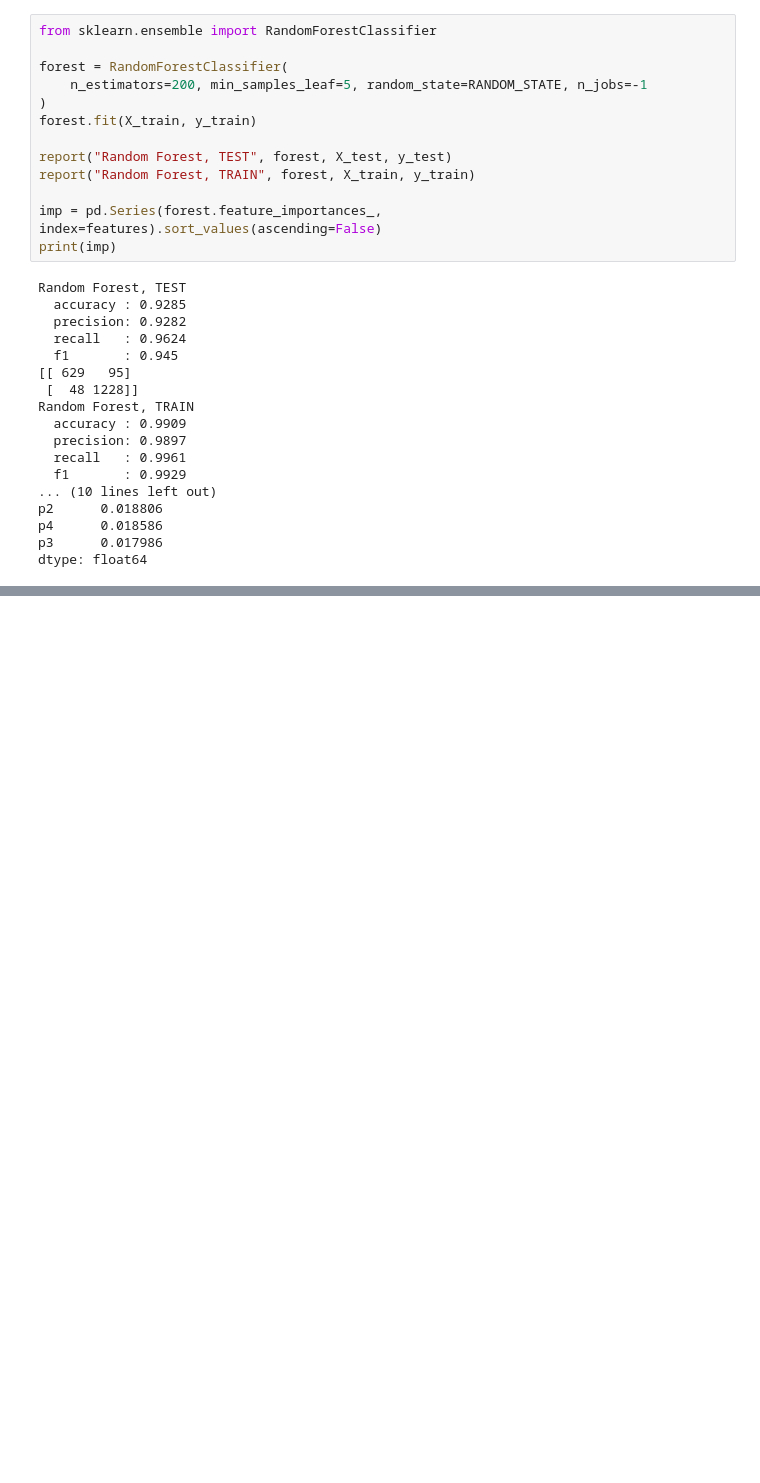
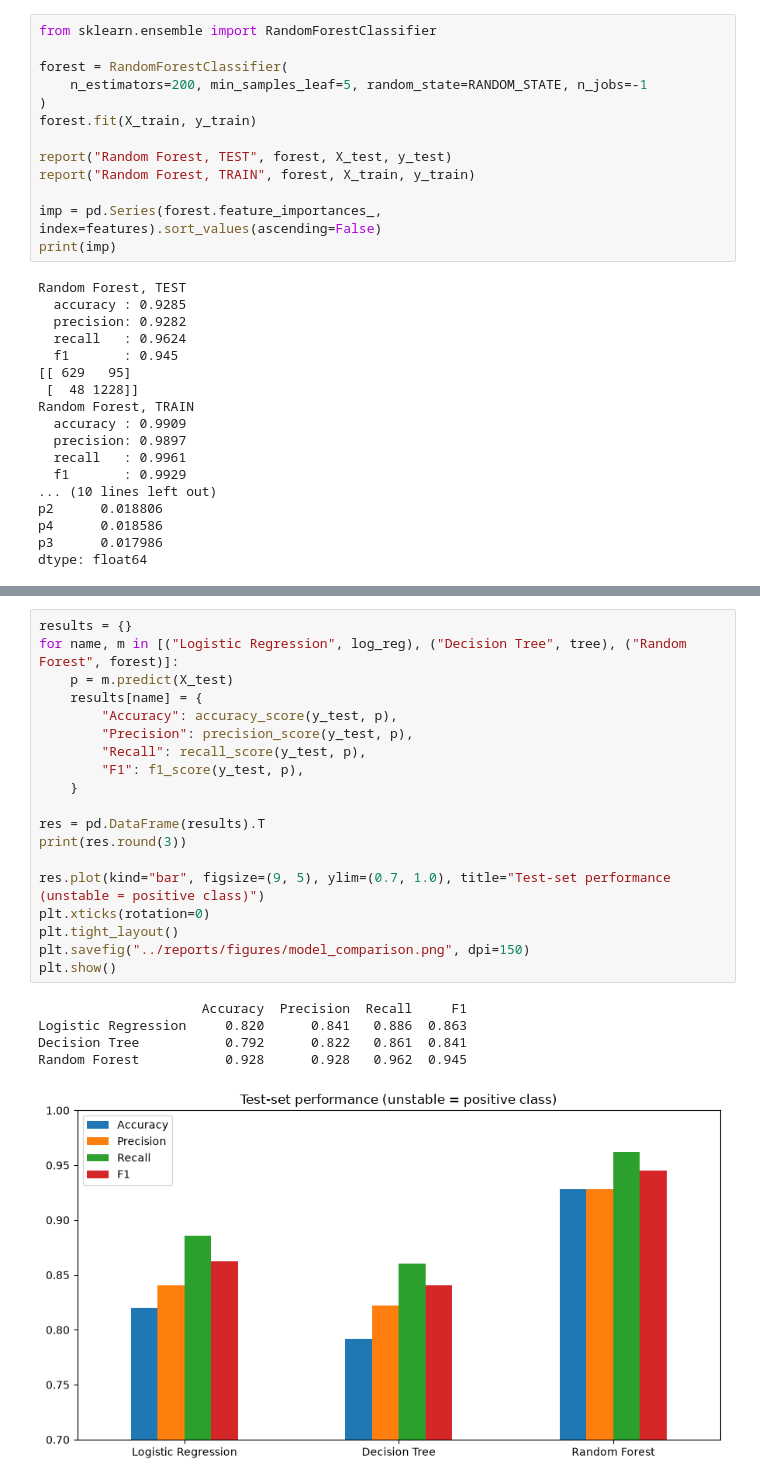
Before and after one commit to sadidarham/GridGuard, a Jupyter notebook: notebooks/01_data_exploration.ipynb, the cells around one changed output, grey strips where cells are left out. Cells and saved outputs as stored; diff of their text form; blank space fills up the shorter version.

```diff
--- a/notebooks/01_data_exploration.ipynb
+++ b/notebooks/01_data_exploration.ipynb
@@ -277,0 +285,25 @@ dtype: float64
+# %%
+results = {}
+for name, m in [("Logistic Regression", log_reg), ("Decision Tree", tree), ("Random Forest", forest)]:
+    p = m.predict(X_test)
+    results[name] = {
+        "Accuracy": accuracy_score(y_test, p),
+        "Precision": precision_score(y_test, p),
+        "Recall": recall_score(y_test, p),
+        "F1": f1_score(y_test, p),
+    }
+
+res = pd.DataFrame(results).T
+print(res.round(3))
+
+res.plot(kind="bar", figsize=(9, 5), ylim=(0.7, 1.0), title="Test-set performance (unstable = positive class)")
+plt.xticks(rotation=0)
+plt.tight_layout()
+plt.savefig("../reports/figures/model_comparison.png", dpi=150)
+plt.show()
+# %% [output]
+                     Accuracy  Precision  Recall     F1
+Logistic Regression     0.820      0.841   0.886  0.863
+Decision Tree           0.792      0.822   0.861  0.841
+Random Forest           0.928      0.928   0.962  0.945
+[figure, added]
```
Also changed, not shown: parts of 1 cell of this notebook, 1 other file.
